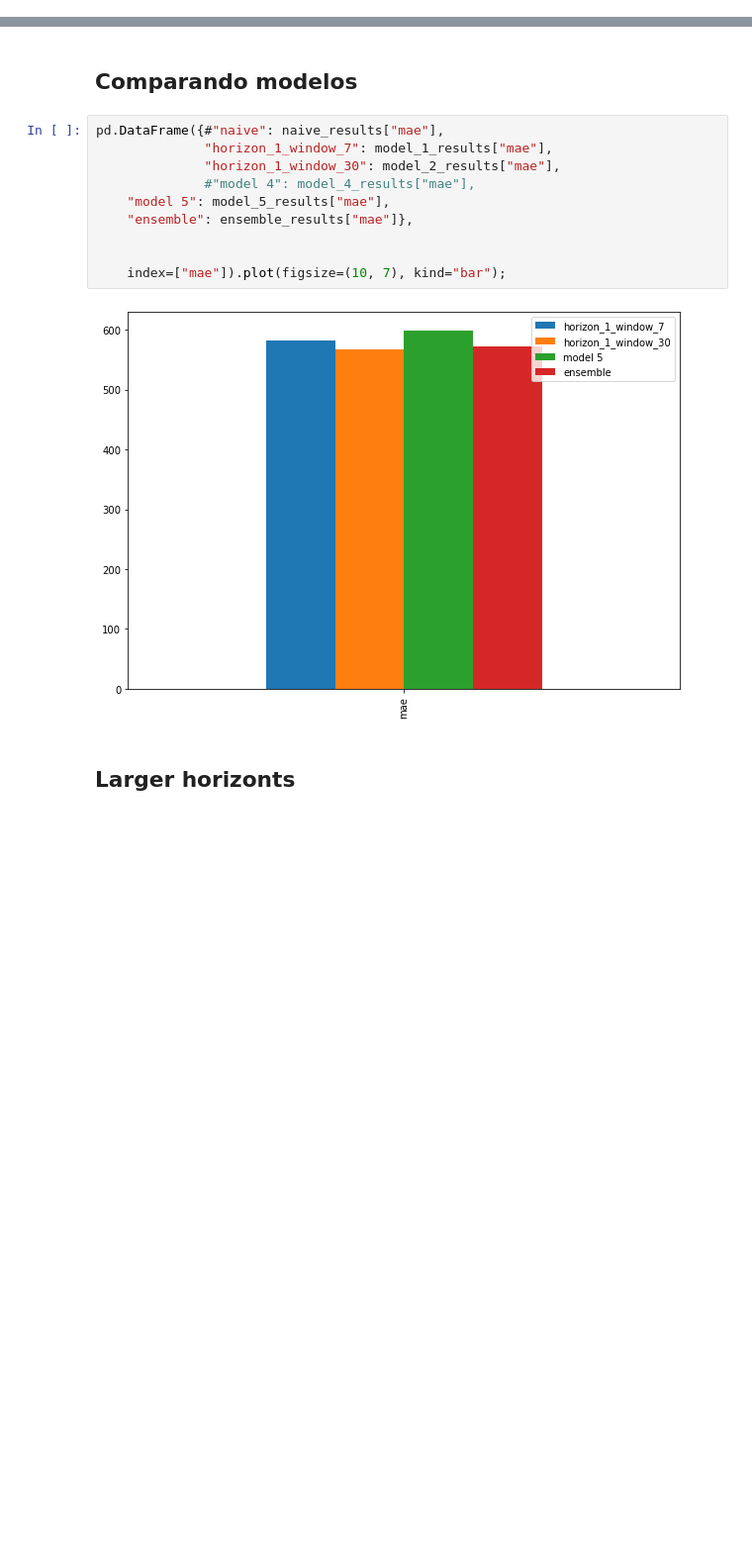
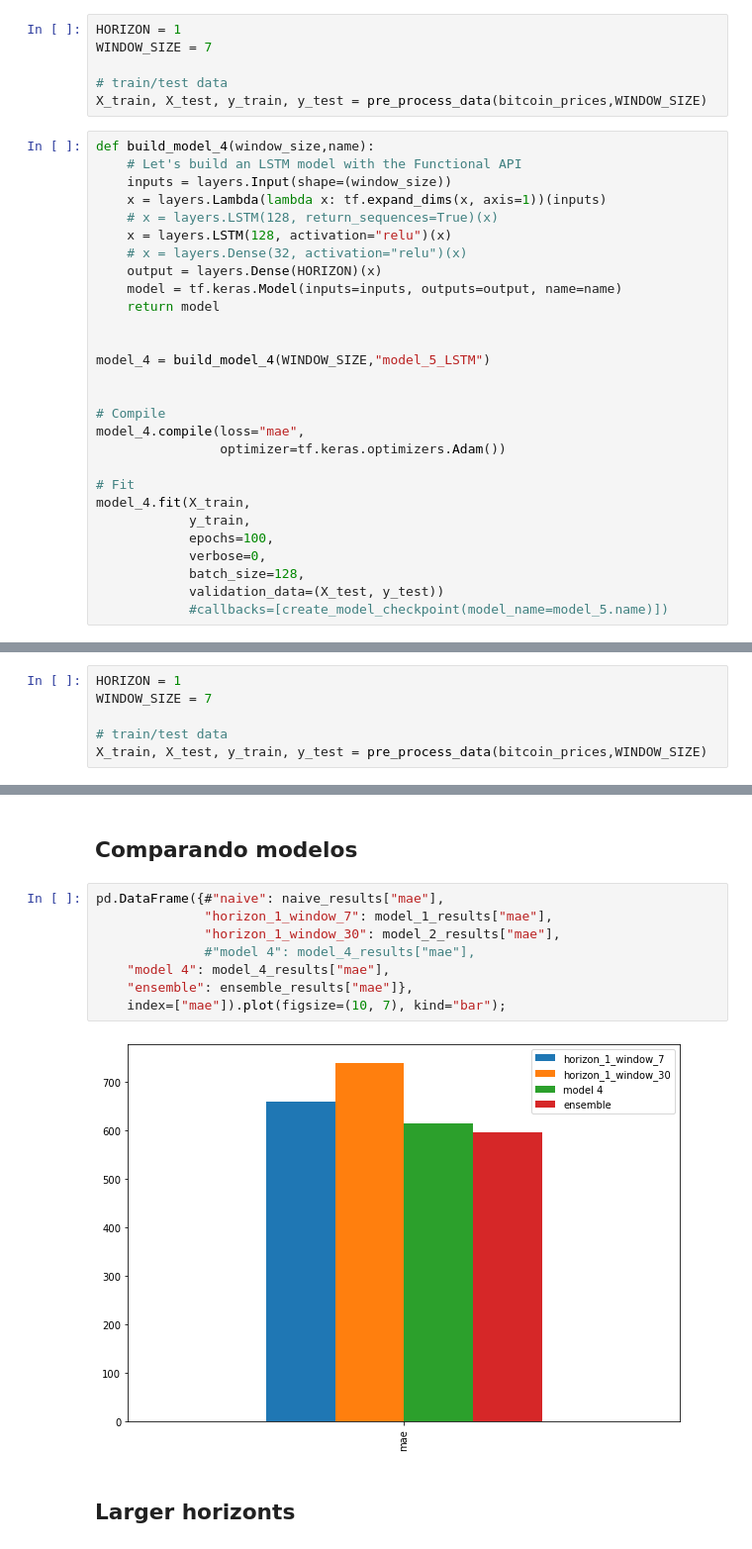
Before and after one commit to MNGARCIA085/IA---Study, a Jupyter notebook: TensorFlow/6. Time Series/Bitcoin Pred - Univariate Models.ipynb, the cells around one changed output, grey strips where cells are left out. Shown: that part at 99% size. Drawn from its saved outputs; the diff is of its cells as text; blank space fills up the shorter version.

```diff
--- a/TensorFlow/6. Time Series/Bitcoin Pred - Univariate Models.ipynb
+++ b/TensorFlow/6. Time Series/Bitcoin Pred - Univariate Models.ipynb
@@ -609,0 +607,34 @@ model_4.fit(X_train,
+# %%
+HORIZON = 1
+WINDOW_SIZE = 7
+
+# train/test data
+X_train, X_test, y_train, y_test = pre_process_data(bitcoin_prices,WINDOW_SIZE)
+# %%
+def build_model_4(window_size,name):
+    # Let's build an LSTM model with the Functional API
+    inputs = layers.Input(shape=(window_size))
+    x = layers.Lambda(lambda x: tf.expand_dims(x, axis=1))(inputs)
+    # x = layers.LSTM(128, return_sequences=True)(x)
+    x = layers.LSTM(128, activation="relu")(x)
+    # x = layers.Dense(32, activation="relu")(x)
+    output = layers.Dense(HORIZON)(x)
+    model = tf.keras.Model(inputs=inputs, outputs=output, name=name)
+    return model
+
+
+model_4 = build_model_4(WINDOW_SIZE,"model_5_LSTM")
+
+
+# Compile
+model_4.compile(loss="mae",
+                optimizer=tf.keras.optimizers.Adam())
+
+# Fit
+model_4.fit(X_train,
+            y_train,
+            epochs=100,
+            verbose=0,
+            batch_size=128,
+            validation_data=(X_test, y_test))
+            #callbacks=[create_model_checkpoint(model_name=model_5.name)])
@@ -713,3 +670,9 @@ model_5_results
 # %% [markdown]
 ### Ensembling learning
+# %%
+HORIZON = 1
+WINDOW_SIZE = 7
+
+# train/test data
+X_train, X_test, y_train, y_test = pre_process_data(bitcoin_prices,WINDOW_SIZE)
 # %%
@@ -989,14 +877,12 @@ ValueError: 'x' is not 1-dimensional
 # %%
 pd.DataFrame({#"naive": naive_results["mae"],
               "horizon_1_window_7": model_1_results["mae"],
               "horizon_1_window_30": model_2_results["mae"],
               #"model 4": model_4_results["mae"],
-    "model 5": model_5_results["mae"],
+    "model 4": model_4_results["mae"],
     "ensemble": ensemble_results["mae"]},
-
-
     index=["mae"]).plot(figsize=(10, 7), kind="bar");
 # %% [output]
-[figure, old version]
+[figure, new version]
 # %% [markdown]
 ## Larger horizonts
```
Also changed, not shown: parts of 75 cells of this notebook.
